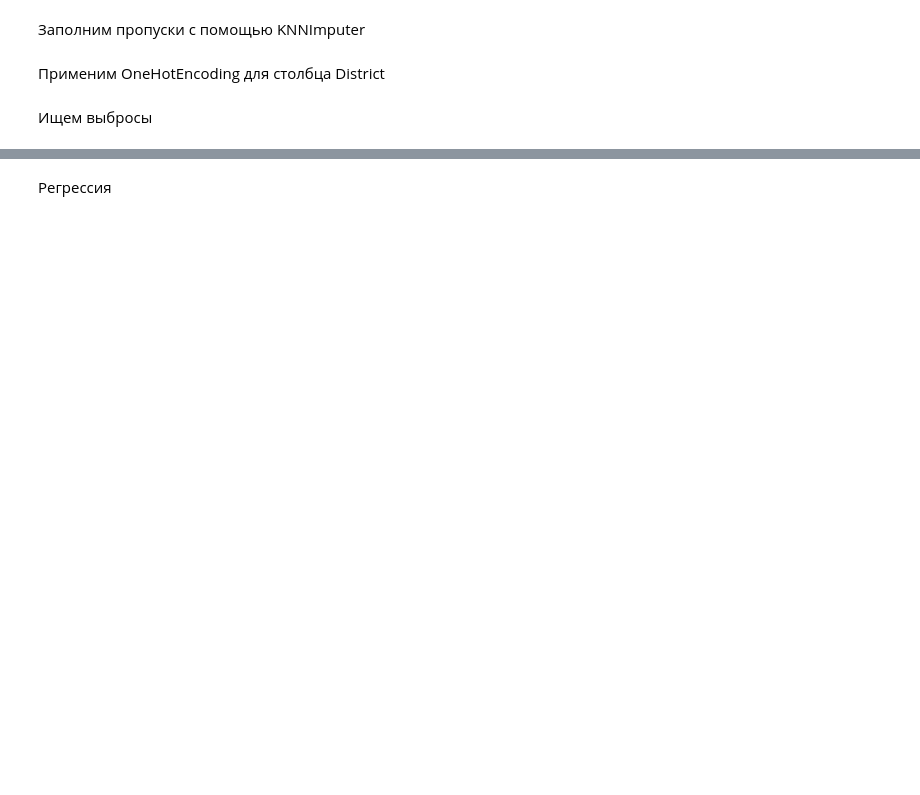
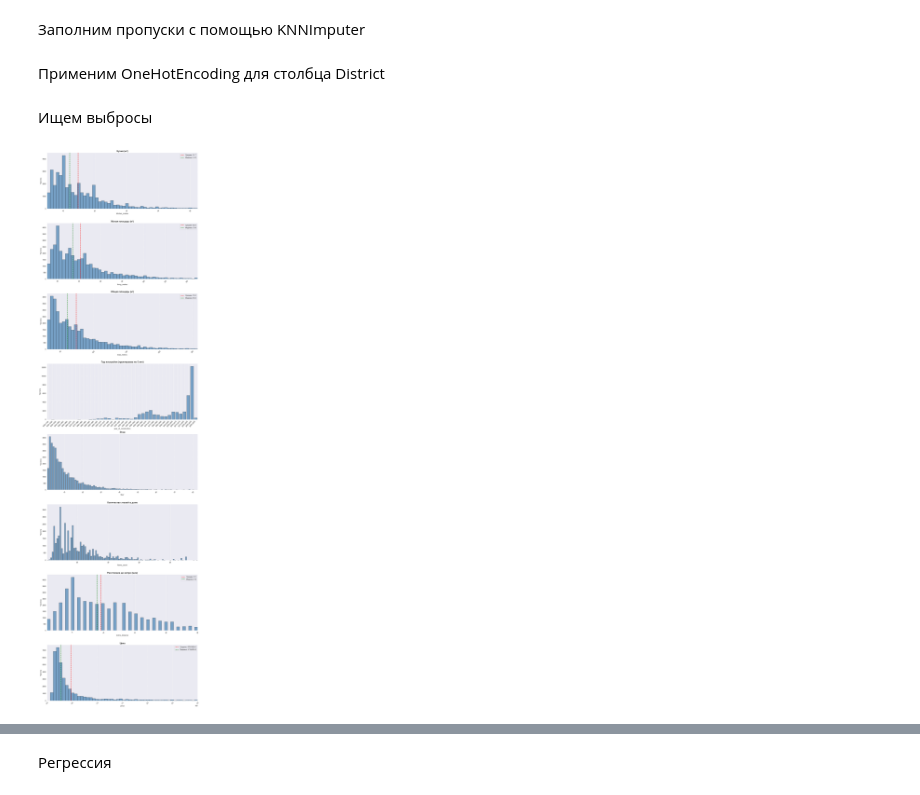
Before and after one commit to KoraliR/Kurs, a Jupyter notebook: kurs.ipynb, the cells around one changed output, grey strips where cells are left out. Cells and saved outputs as stored; diff of their text form; code cells hidden in the pictures; blank space fills up the shorter version.

```diff
--- a/kurs.ipynb
+++ b/kurs.ipynb
@@ -216,15 +208,6 @@ df = pd.get_dummies(df, columns=["district"])
 # %% [markdown]
 Ищем выбросы
 # %%
-import matplotlib.pyplot as plt
-import seaborn as sns
-import pandas as pd
-import numpy as np
-
-# Предполагаем, что df уже загружен
-
-# Определяем столбцы для визуализации
-
 def visual(df):
     plots_config = {
         'kitchen_meters': {'type': 'continuous', 'xlim': None, 'title': 'Кухня (м²)'},
@@ -237,33 +220,27 @@ def visual(df):
         'price': {'type': 'continuous', 'xlim': (0, 300000000), 'title': 'Цена'}
     }
 
-    # Оставляем только существующие столбцы
     plots_config = {col: config for col, config in plots_config.items() if col in df.columns}
-
-    # Создаём отдельные графики (каждый в своём окне или в сетке с одним столбцом)
     fig, axes = plt.subplots(len(plots_config), 1, figsize=(14, 6 * len(plots_config)))
     if len(plots_config) == 1:
         axes = [axes]
-
     for idx, (col, config) in enumerate(plots_config.items()):
         data = df[col].dropna()
-
         if config['type'] == 'continuous':
-            # Определяем границы (обрезаем выбросы)
             lower = data.quantile(0.01)
             upper = data.quantile(0.99)
 
-            # Применяем пользовательские xlim, если заданы
+
             xlim_lower = config['xlim'][0] if config['xlim'] is not None else lower
             xlim_upper = config['xlim'][1] if config['xlim'] is not None else upper
 
-            # Фильтруем данные
+
             data_filtered = data[(data >= xlim_lower) & (data <= xlim_upper)]
 
-            # Строим гистограмму
+
             axes[idx].hist(data_filtered, bins=50, edgecolor='black', alpha=0.7, color='steelblue')
 
-            # Добавляем линии среднего и медианы
+
             mean_val = data_filtered.mean()
             median_val = data_filtered.median()
             axes[idx].axvline(mean_val, color='red', linestyle='--', linewidth=2,
@@ -274,91 +251,66 @@ def visual(df):
             axes[idx].set_xlim(xlim_lower, xlim_upper)
 
         elif config['type'] == 'grouped_years':
-            # Группировка по N лет
+
             bin_years = config['bin_years']
-            # Создаём группы
+
             min_year = data.min()
             max_year = data.max()
             bins = np.arange(min_year - (min_year % bin_years), max_year + bin_years, bin_years)
 
-            # Группируем данные
+
             data_grouped = pd.cut(data, bins=bins, right=False)
             counts = data_grouped.value_counts().sort_index()
 
-            # Убираем группы с нулевыми значениями
+
             counts = counts[counts > 0]
 
-            # Создаём метки для оси X
+
             labels = [f"{int(bin.left)}-{int(bin.right)}" for bin in counts.index]
 
-            # Строим столбчатую диаграмму
+
             axes[idx].bar(range(len(counts)), counts.values, edgecolor='black', alpha=0.7,
                          color='steelblue', width=0.8)
             axes[idx].set_xticks(range(len(counts)))
             axes[idx].set_xticklabels(labels, rotation=45, ha='right')
 
-            # Устанавливаем хороший масштаб
+
             axes[idx].set_xlim(-0.5, len(counts) - 0.5)
 
         elif config['type'] == 'discrete':
-            # Для дискретных переменных
             counts = data.value_counts().sort_index()
             axes[idx].bar(counts.index, counts.values, edgecolor='black', alpha=0.7,
                          color='steelblue', width=0.8)
             axes[idx].set_xlim(counts.index.min() - 0.5, counts.index.max() + 0.5)
 
-        # Настройки заголовка и подписей
+
         axes[idx].set_title(config['title'], fontsize=14, fontweight='bold')
         axes[idx].set_xlabel(col, fontsize=11)
         axes[idx].set_ylabel('Частота', fontsize=11)
 
-        # Добавляем легенду только для continuous
+
         if config['type'] == 'continuous':
             axes[idx].legend(fontsize=10)
 
         axes[idx].grid(True, alpha=0.3, axis='y')
 
-        # Поворачиваем подписи при необходимости
+
         if config['type'] == 'grouped_years':
             pass  # уже повернули
         elif config['type'] == 'discrete' and len(counts) > 15:
             axes[idx].tick_params(axis='x', rotation=45)
         elif config['type'] == 'continuous':
             axes[idx].tick_params(axis='x', rotation=45)
 
     plt.tight_layout()
     plt.show()
 
-    # Выводим статистику
-    print("\n=== Статистика по числовым переменным ===\n")
-    for col in plots_config.keys():
-        data = df[col].dropna()
 
-        if col == 'year_of_construction':
-            # Специальная статистика для годов с группировкой
-            print(f"{col}:")
-            print(f"  Среднее: {data.mean():.2f}")
-            print(f"  Медиана: {data.median():.2f}")
-            print(f"  Стандартное отклонение: {data.std():.2f}")
-            print(f"  Min: {data.min():.2f}, Max: {data.max():.2f}")
-            print(f"  Пропуски: {df[col].isna().sum()}")
 
-            # Группировка по 5 лет
-            min_year = data.min()
-            max_year = data.max()
-            bins = np.arange(min_year - (min_year % 5), max_year + 5, 5)
-            data_grouped = pd.cut(data, bins=bins, right=False)
-            print("  Распределение по группам (лет):")
-            for group, count in data_grouped.value_counts().sort_index().items():
-                if count > 0:
-                    print(f"    {int(group.left)}-{int(group.right)}: {count} объектов")
-            print()
-        else:
-            print(f"{col}:")
-            print(f"  Среднее: {data.mean():.2f}")
-            print(f"  Медиана: {data.median():.2f}")
-            print(f"  Стандартное отклонение: {data.std():.2f}")
-            print(f"  Min: {data.min():.2f}, Max: {data.max():.2f}")
-            print(f"  Пропуски: {df[col].isna().sum()}\n")
-#visual(df)
+
+
+
+visual(df)
+# %% [output]
+[figure, added]
 # %%
```
Also changed, not shown: parts of 14 cells of this notebook, 2 other files.
